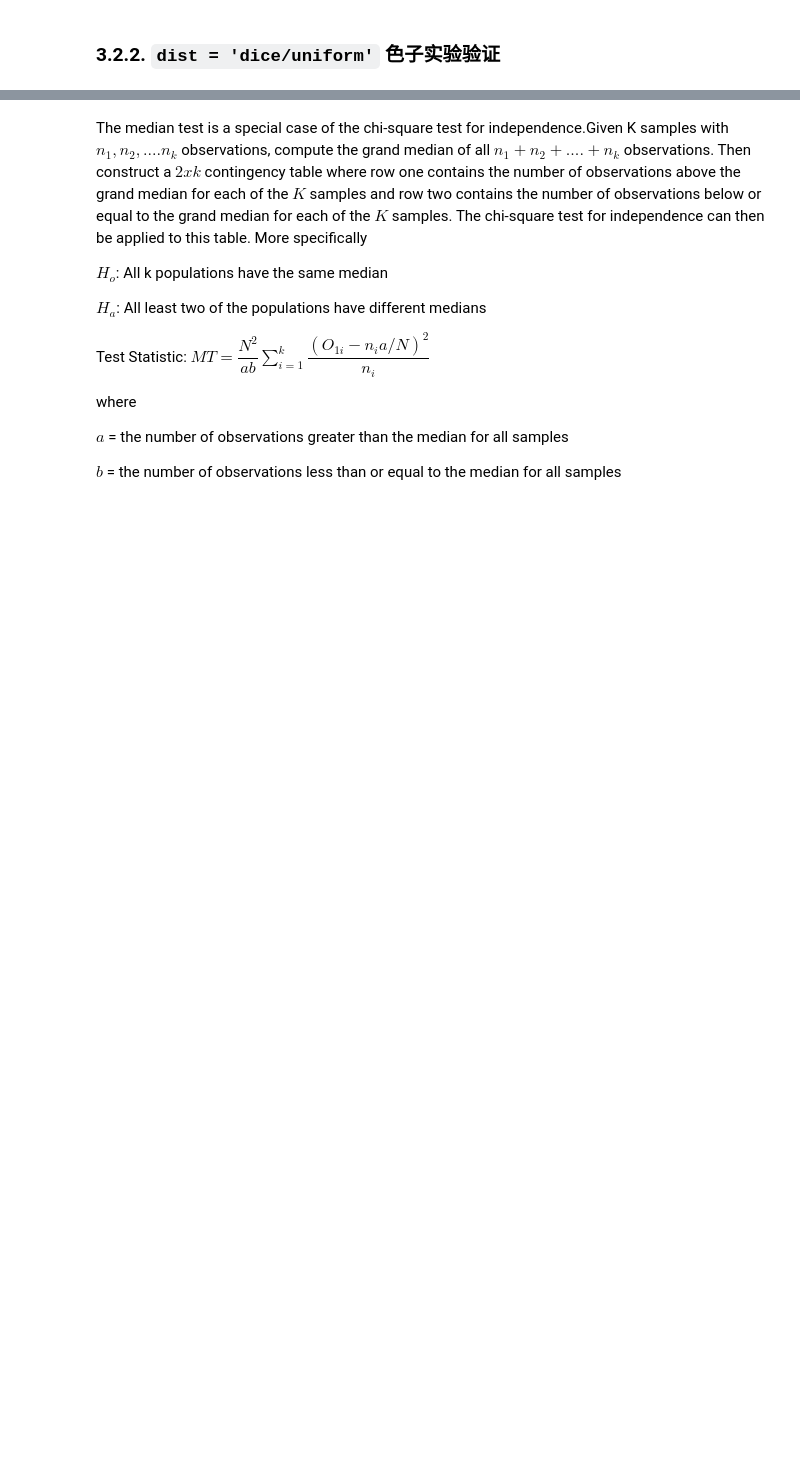
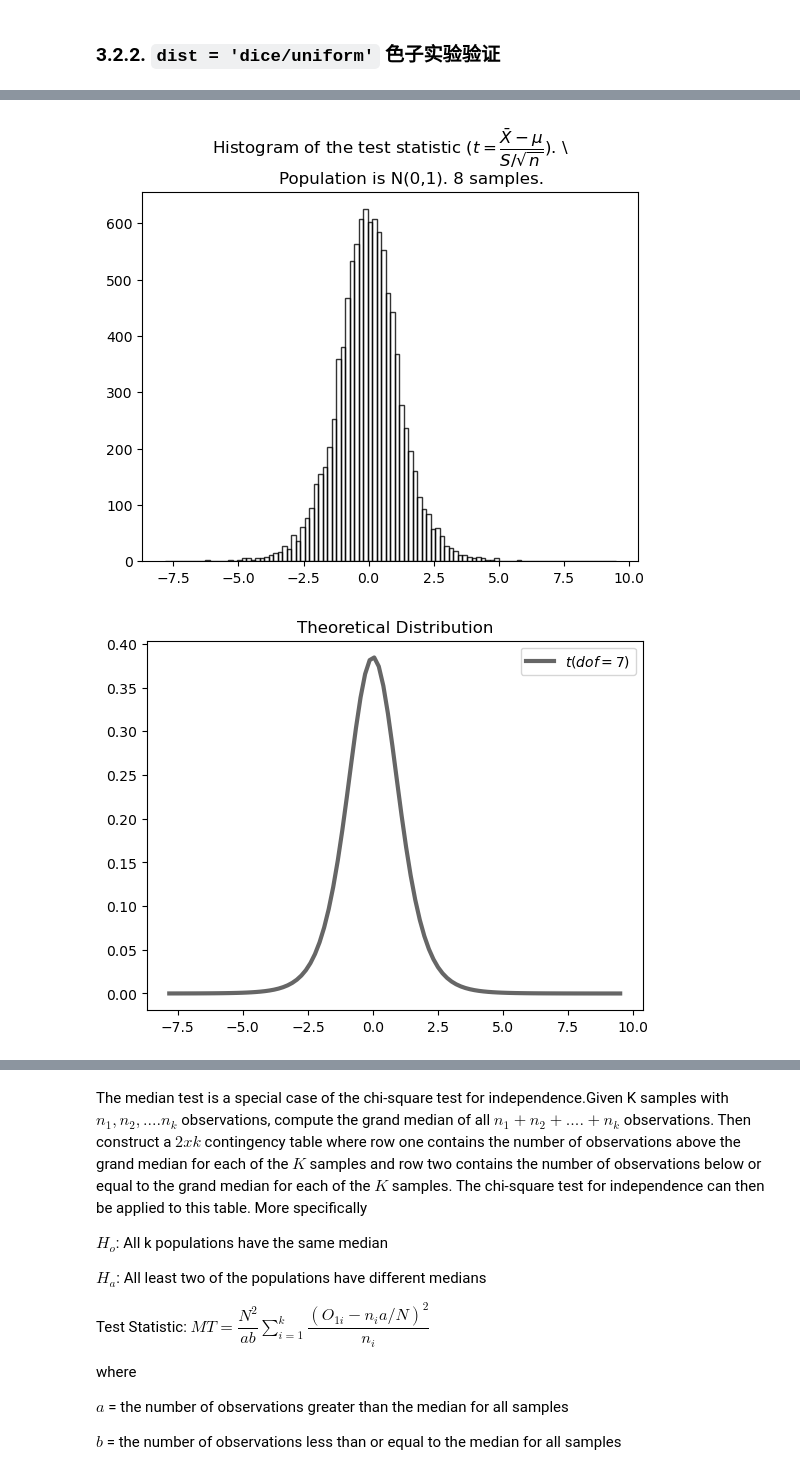
Before and after one commit to zhangys11/mc, a Jupyter notebook: demo.ipynb, the cells around one changed output, grey strips where cells are left out. Saved outputs shown, nothing was run; the diff lists cells and outputs as text; code cells hidden in the pictures; blank space fills up the shorter version.

```diff
--- a/demo.ipynb
+++ b/demo.ipynb
@@ -392,0 +374,6 @@ Let's verify: F = MSTR/MSE ~ F(k-1, n-k)
+# %%
+from mc import samplings
+samplings.t_stat(n = 8, N = 10000)
+# %% [output]
+[figure, added]
+[figure, added]
```
Also changed, not shown: parts of 46 cells of this notebook, 7 other files.
